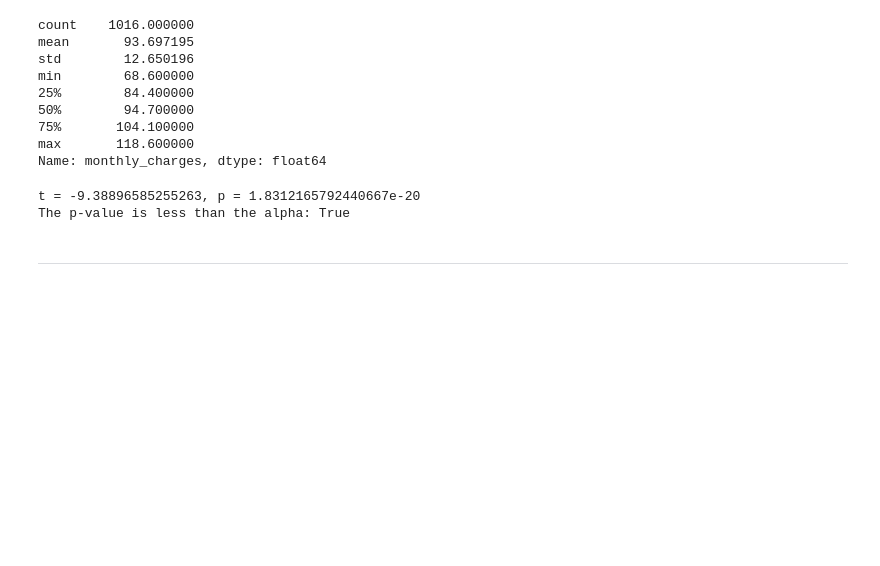
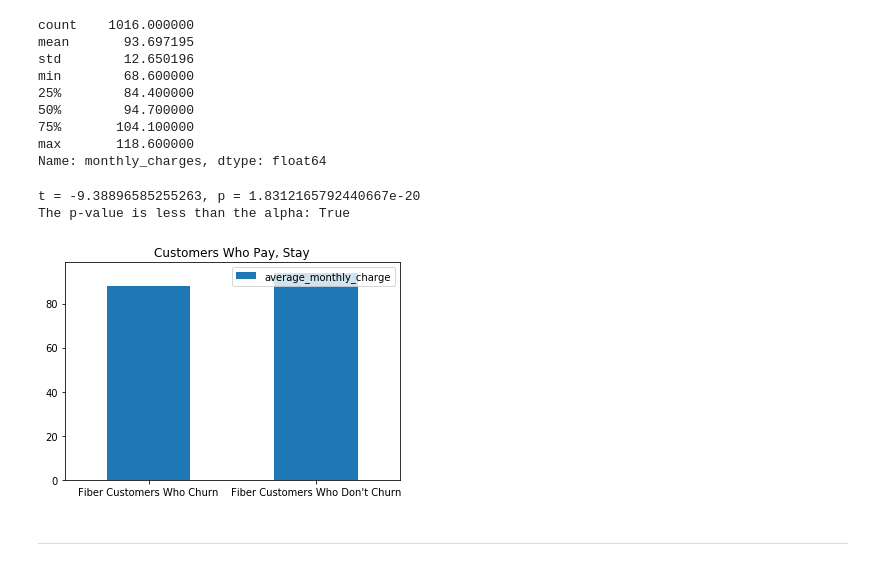
Before and after one commit to QuantumKane/classification_project, a Jupyter notebook: raw.ipynb, the cells around one changed output. Cells and saved outputs as stored; diff of their text form; code cells hidden in the pictures; blank space fills up the shorter version.

```diff
--- a/raw.ipynb
+++ b/raw.ipynb
@@ -552,6 +558,18 @@ print(f'The p-value is less than the alpha: {p < alpha}')
 # %% [output]
 t = -9.38896585255263, p = 1.8312165792440667e-20
 The p-value is less than the alpha: True
+# %%
+groups = ['Fiber Customers Who Churn', 'Fiber Customers Who Don\'t Churn']
+averages = [88, 94]
+
+df = pd.DataFrame({'group' : groups,'average_monthly_charge' : averages})
+df.plot.bar(title='Customers Who Pay, Stay')
+locs, labels = plt.xticks()
+plt.xticks(locs, groups)
+plt.xticks(rotation=0)
+plt.show()
+# %% [output]
+[figure, added]
 # %% [markdown]
 ___
 # %% [markdown]
```
Also changed, not shown: parts of 2 cells of this notebook.
